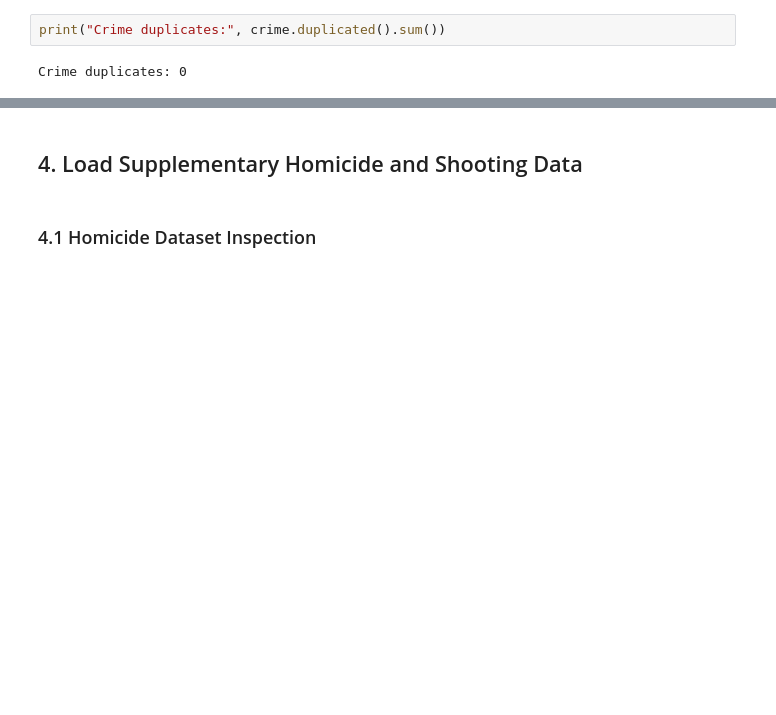
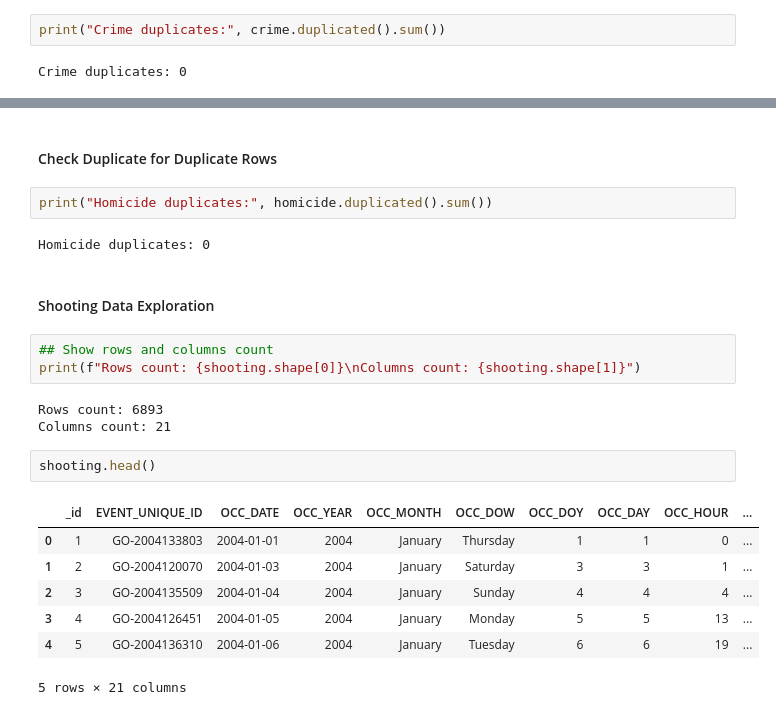
Before and after one commit to tesssarazen-star/toronto-crime-analysis, a Jupyter notebook: notebooks/01_explore.ipynb, the cells around one changed output, grey strips where cells are left out. Cells and saved outputs as stored; diff of their text form; blank space fills up the shorter version.

```diff
--- a/notebooks/01_explore.ipynb
+++ b/notebooks/01_explore.ipynb
@@ -69,4 +168,24 @@ The neighbourhood crime dataset contains missing values (NaN) for homicide and s
+# %% [markdown]
+#### Check Duplicate for Duplicate Rows
+# %%
+print("Homicide duplicates:", homicide.duplicated().sum())
+# %% [output]
+Homicide duplicates: 0
 # %% [markdown]
-## 4. Load Supplementary Homicide and Shooting Data
+#### Shooting Data Exploration
-# %% [markdown]
-### 4.1 Homicide Dataset Inspection
+# %%
+## Show rows and columns count
+print(f"Rows count: {shooting.shape[0]}\nColumns count: {shooting.shape[1]}")
+# %% [output]
+Rows count: 6893
+Columns count: 21
+# %%
+shooting.head()
+# %% [output]
+|  | _id | EVENT_UNIQUE_ID | OCC_DATE | OCC_YEAR | OCC_MONTH | OCC_DOW | OCC_DOY | OCC_DAY | OCC_HOUR | ... |
+| 0 | 1 | GO-2004133803 | 2004-01-01 | 2004 | January | Thursday | 1 | 1 | 0 | ... |
+| 1 | 2 | GO-2004120070 | 2004-01-03 | 2004 | January | Saturday | 3 | 3 | 1 | ... |
+| 2 | 3 | GO-2004135509 | 2004-01-04 | 2004 | January | Sunday | 4 | 4 | 4 | ... |
+| 3 | 4 | GO-2004126451 | 2004-01-05 | 2004 | January | Monday | 5 | 5 | 13 | ... |
+| 4 | 5 | GO-2004136310 | 2004-01-06 | 2004 | January | Tuesday | 6 | 6 | 19 | ... |
+5 rows × 21 columns
```
Also changed, not shown: parts of 44 cells of this notebook.
